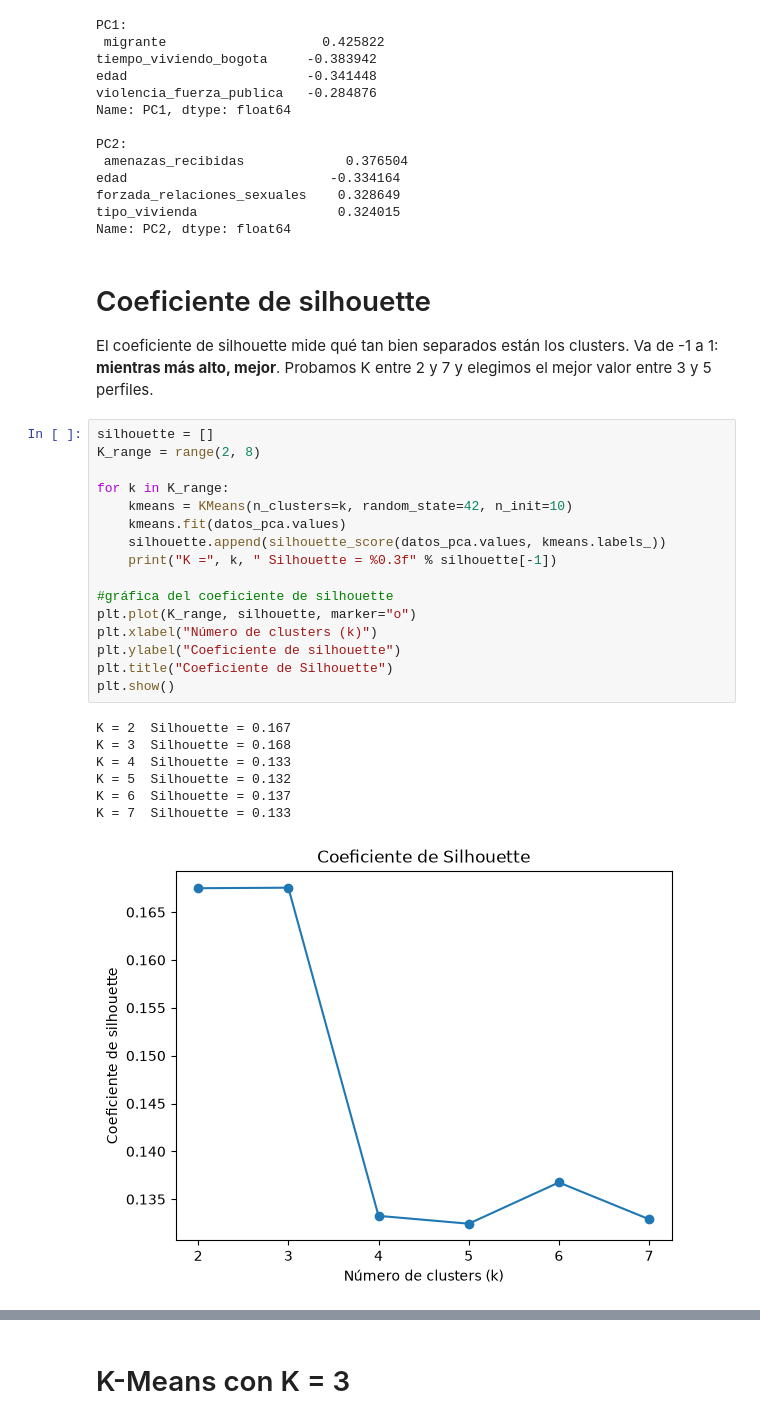
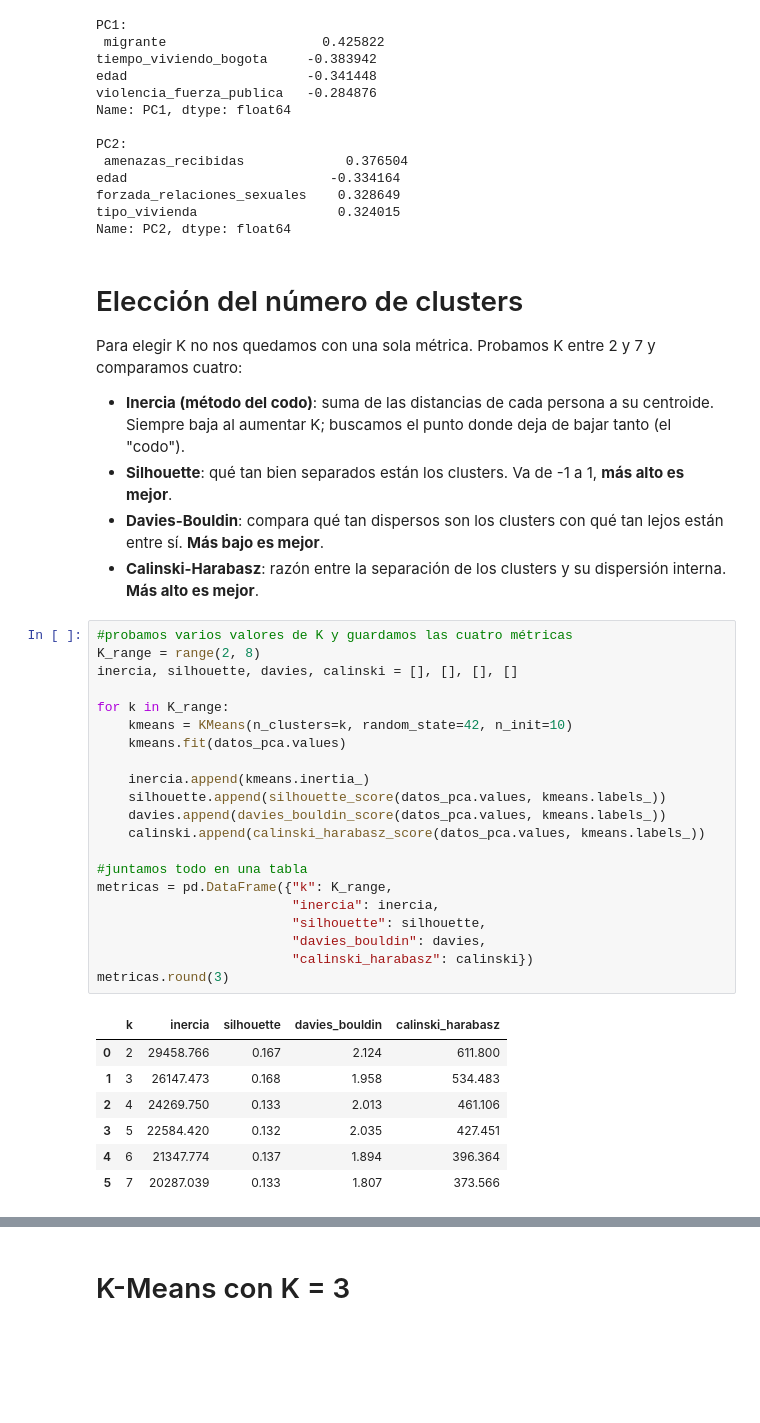
Before and after one commit to lezlynossa-oss/proyecto-integrador-quinto, a Jupyter notebook: Mineria/02_perfiles_vulnerabilidad_kmeans.ipynb, the cells around one changed output, grey strips where cells are left out. Drawn from its saved outputs; the diff is of its cells as text; blank space fills up the shorter version.

```diff
--- a/Mineria/02_perfiles_vulnerabilidad_kmeans.ipynb
+++ b/Mineria/02_perfiles_vulnerabilidad_kmeans.ipynb
@@ -255,30 +215,40 @@ forzada_relaciones_sexuales    0.328649
 tipo_vivienda                  0.324015
 Name: PC2, dtype: float64
 # %% [markdown]
-# Coeficiente de silhouette
+# Elección del número de clusters
 
-El coeficiente de silhouette mide qué tan bien separados están los clusters. Va de -1 a 1: **mientras más alto, mejor**. Probamos K entre 2 y 7 y elegimos el mejor valor entre 3 y 5 perfiles.
+Para elegir K no nos quedamos con una sola métrica. Probamos K entre 2 y 7 y comparamos cuatro:
+
+- **Inercia (método del codo)**: suma de las distancias de cada persona a su centroide. Siempre baja al aumentar K; buscamos el punto donde deja de bajar tanto (el "codo").
+- **Silhouette**: qué tan bien separados están los clusters. Va de -1 a 1, **más alto es mejor**.
+- **Davies-Bouldin**: compara qué tan dispersos son los clusters con qué tan lejos están entre sí. **Más bajo es mejor**.
+- **Calinski-Harabasz**: razón entre la separación de los clusters y su dispersión interna. **Más alto es mejor**.
 # %%
-silhouette = []
+#probamos varios valores de K y guardamos las cuatro métricas
 K_range = range(2, 8)
+inercia, silhouette, davies, calinski = [], [], [], []
 
 for k in K_range:
     kmeans = KMeans(n_clusters=k, random_state=42, n_init=10)
     kmeans.fit(datos_pca.values)
+
+    inercia.append(kmeans.inertia_)
     silhouette.append(silhouette_score(datos_pca.values, kmeans.labels_))
-    print("K =", k, " Silhouette = %0.3f" % silhouette[-1])
+    davies.append(davies_bouldin_score(datos_pca.values, kmeans.labels_))
+    calinski.append(calinski_harabasz_score(datos_pca.values, kmeans.labels_))
 
-#gráfica del coeficiente de silhouette
-plt.plot(K_range, silhouette, marker="o")
-plt.xlabel("Número de clusters (k)")
-plt.ylabel("Coeficiente de silhouette")
-plt.title("Coeficiente de Silhouette")
-plt.show()
+#juntamos todo en una tabla
+metricas = pd.DataFrame({"k": K_range,
+                         "inercia": inercia,
+                         "silhouette": silhouette,
+                         "davies_bouldin": davies,
+                         "calinski_harabasz": calinski})
+metricas.round(3)
 # %% [output]
-K = 2  Silhouette = 0.167
-K = 3  Silhouette = 0.168
-K = 4  Silhouette = 0.133
-K = 5  Silhouette = 0.132
-K = 6  Silhouette = 0.137
-K = 7  Silhouette = 0.133
-[figure, removed]
+|  | k | inercia | silhouette | davies_bouldin | calinski_harabasz |
+| 0 | 2 | 29458.766 | 0.167 | 2.124 | 611.800 |
+| 1 | 3 | 26147.473 | 0.168 | 1.958 | 534.483 |
+| 2 | 4 | 24269.750 | 0.133 | 2.013 | 461.106 |
+| 3 | 5 | 22584.420 | 0.132 | 2.035 | 427.451 |
+| 4 | 6 | 21347.774 | 0.137 | 1.894 | 396.364 |
+| 5 | 7 | 20287.039 | 0.133 | 1.807 | 373.566 |
```
Also changed, not shown: parts of 4 cells of this notebook.
